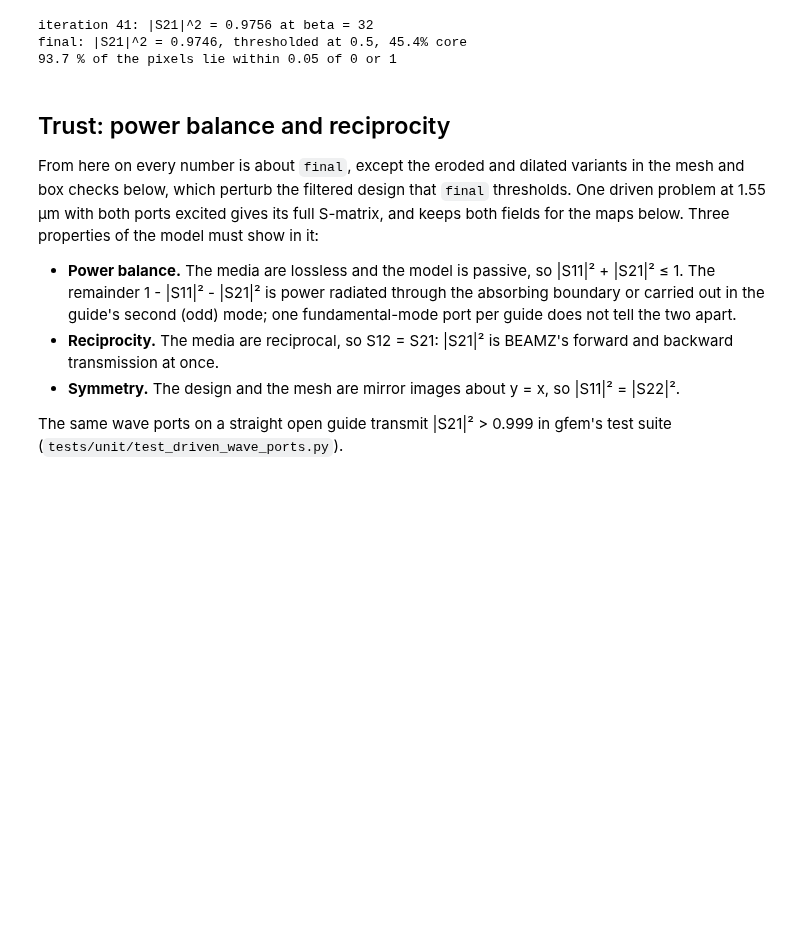
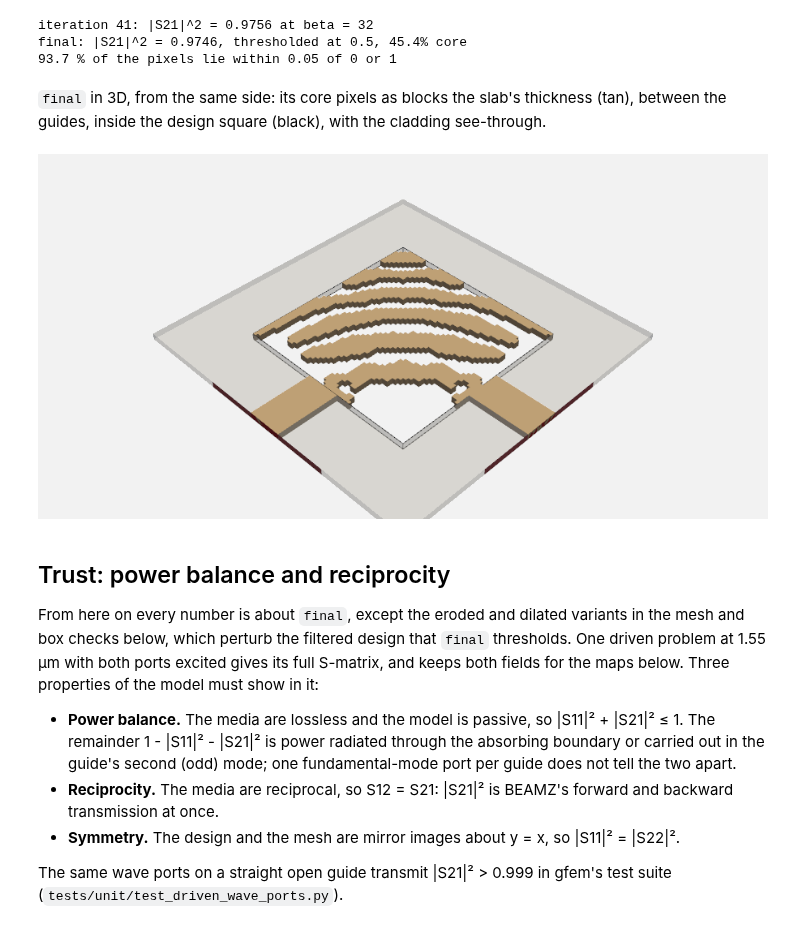
Before and after one commit to benvial/gfem, a Jupyter notebook: docs/tutorials/bend.ipynb, the cells around one changed output. Saved outputs shown, nothing was run; the diff lists cells and outputs as text; code cells hidden in the pictures; blank space fills up the shorter version.

```diff
--- a/docs/tutorials/bend.ipynb
+++ b/docs/tutorials/bend.ipynb
@@ -405,6 +439,34 @@ print(f"{100 * binary:.1f} % of the pixels lie within 0.05 of 0 or 1")
 iteration 41: |S21|^2 = 0.9756 at beta = 32
 final: |S21|^2 = 0.9746, thresholded at 0.5, 45.4% core
 93.7 % of the pixels lie within 0.05 of 0 or 1
+# %% [markdown]
+`final` in 3D, from the same side: its core pixels as blocks the slab's thickness
+(tan), between the guides, inside the design square (black), with the cladding
+see-through.
+# %%
+def core_pixels(density):
+    # The design pixels past 0.5 as blocks through the slab, in um.
+    blocks = pv.ImageData(
+        dimensions=(grid.shape[1] + 1, grid.shape[0] + 1, 2),
+        spacing=(grid.pitch / um, grid.pitch / um, nodes[:, 2].max()),
+        origin=(grid.origin[0] / um, grid.origin[1] / um, 0),
+    )
+    blocks.cell_data["density"] = np.ravel(density)  # x fastest: rows are y
+    return blocks.threshold(0.5, scalars="density")
+
+
+view = pv.Plotter(window_size=(900, 450))
+view.add_mesh(part("cladding"), color="lightgrey", opacity=0.3)
+view.add_mesh(part("core"), color="tan")
+view.add_mesh(core_pixels(final), color="tan")
+view.add_mesh(part("design").extract_feature_edges(), color="black")
+for face in ("port1", "port2"):
+    view.add_mesh(part(face), color="#b5262f")
+view.view_vector(VIEW, viewup=(0, 0, 1))
+view.camera.zoom(1.4)
+view.show()
+# %% [output]
+[figure, added]
 # %% [markdown]
 ## Trust: power balance and reciprocity
 
```
Also changed, not shown: parts of 7 cells of this notebook, 8 other files.
